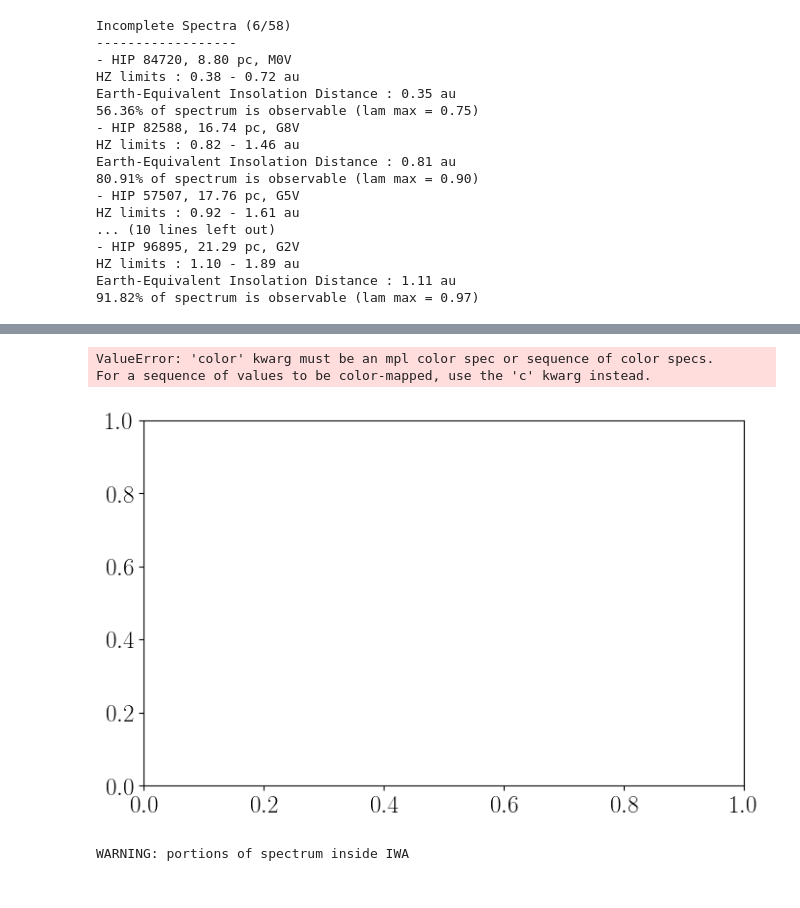
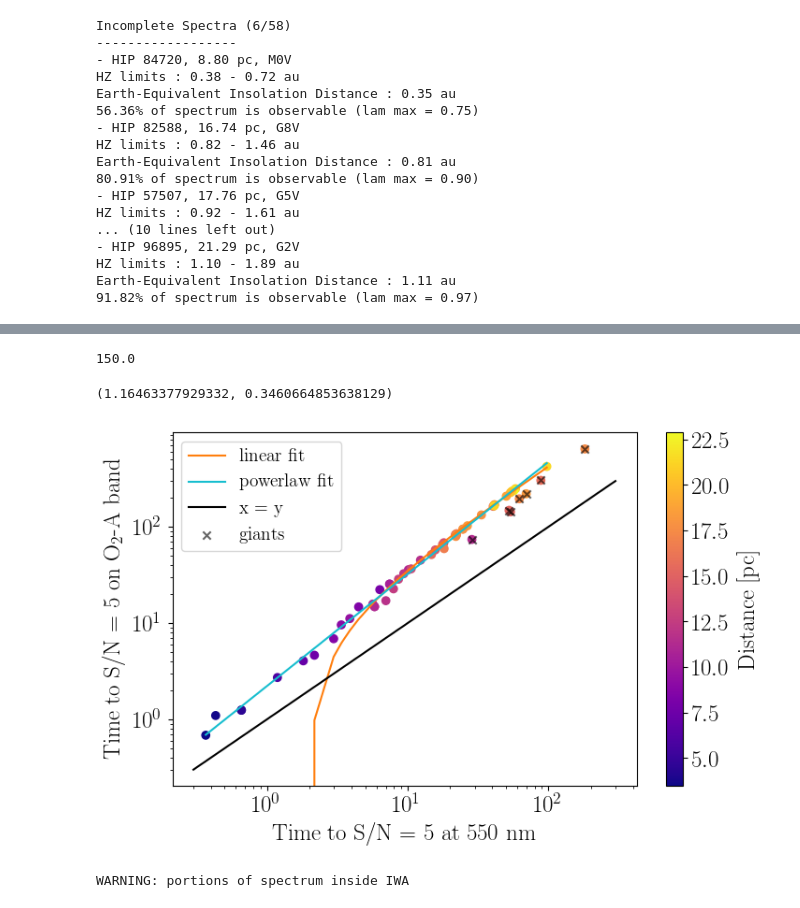
Before and after one commit to jlustigy/luvoir_hec_drm, a Jupyter notebook: notebooks/initial_spectroscopy.ipynb, the cells around one changed output, grey strips where cells are left out. Cells and saved outputs as stored; diff of their text form; code cells hidden in the pictures.

```diff
--- a/notebooks/initial_spectroscopy.ipynb
+++ b/notebooks/initial_spectroscopy.ipynb
@@ -1011,13 +1110,73 @@ Earth-Equivalent Insolation Distance : 0.52 au
-# %%
-from jakely import colorize
-
-colors =
-
-plt.scatter(ctime_fid, ctime_band, color = temps)
-# %% [output]
-ValueError: 'color' kwarg must be an mpl color spec or sequence of color specs.
-For a sequence of values to be color-mapped, use the 'c' kwarg instead.
-[figure, removed]
+# %%
+cn.telescope.resolution
+# %% [output]
+150.0
+# %%
+from jakely import colorize
+
+# Calculate stellar distances
+rs = np.array([rads[match_stellar_type(s, verbose=False)] for s in stype])
+
+# Color by stellar radius (explains two trends)
+vals = np.array([rads[match_stellar_type(s, verbose=False)] for s in stype]); colorlabel = "Stellar Radius"
+
+# Color by stellar distance (helps explain non-linearity for shortest exposures)
+vals = dist; colorlabel = "Distance [pc]"
+
+# Color by stellar temperature (helps explain non-linearity for shortest exposures)
+#vals = np.array([temps[match_stellar_type(s, verbose=False)] for s in stype]); colorlabel = "Stellar Temperature [K]"
+
+vcolors = colorize(vals)
+colors = vcolors[0]
+
+m = rs < 5.0
+
+s = plt.scatter(ctime_fid[m], ctime_band[m], c=vals[m], cmap="plasma")
+
+plt.xlabel("Time to S/N = 5 at 550 nm")
+plt.ylabel("Time to S/N = 5 on O$_2$-A band")
+plt.colorbar(s, label = colorlabel)
+
+cutval = 2.0
+m = rs >= cutval
+
+s = plt.scatter(ctime_fid[m], ctime_band[m], c = "k", marker="x", alpha = 0.6, label = "giants")
+
+m = (rs < cutval) & (np.isfinite(ctime_band))
+
+# Fit a line
+x = ctime_fid[m]
+y = ctime_band[m]
+isort = np.argsort(x)
+x, y = x[isort], y[isort]
+slope, intercept, r_value, p_value, std_err = stats.linregress(x, y)
+y_fit = slope * x + intercept
+#print(slope, intercept)
+plt.plot(x, y_fit, c = "C1", label = "linear fit")
+
+# Fit a line in log-log space
+x = ctime_fid[m]
+y = ctime_band[m]
+isort = np.argsort(x)
+x, y = np.log10(x[isort]), np.log10(y[isort])
+slope, intercept, r_value, p_value, std_err = stats.linregress(x, y)
+y_fit = slope * x + intercept
+print(slope, intercept)
+plt.plot(10**x, 10**y_fit, c = "C9", label = "powerlaw fit")
+
+plt.plot(np.linspace(0.3, .3e3), np.linspace(0.3, .3e3), c = "k", label = "x = y")
+
+#xf = np.linspace(0.3, .3e3)
+#yf = (10.**intercept) * xf**slope
+#plt.plot(xf, yf, color = "C1")
+
+plt.legend(fontsize = 14)
+
+plt.xscale("log")
+plt.yscale("log")
+# %% [output]
+(1.16463377929332, 0.3460664853638129)
+[figure, added]
 # %%
 Ndraw = len(dist)      # Number of stars to calculate for
 wantSNR = 5.0
```
Also changed, not shown: parts of 92 cells of this notebook, 4 other files.
